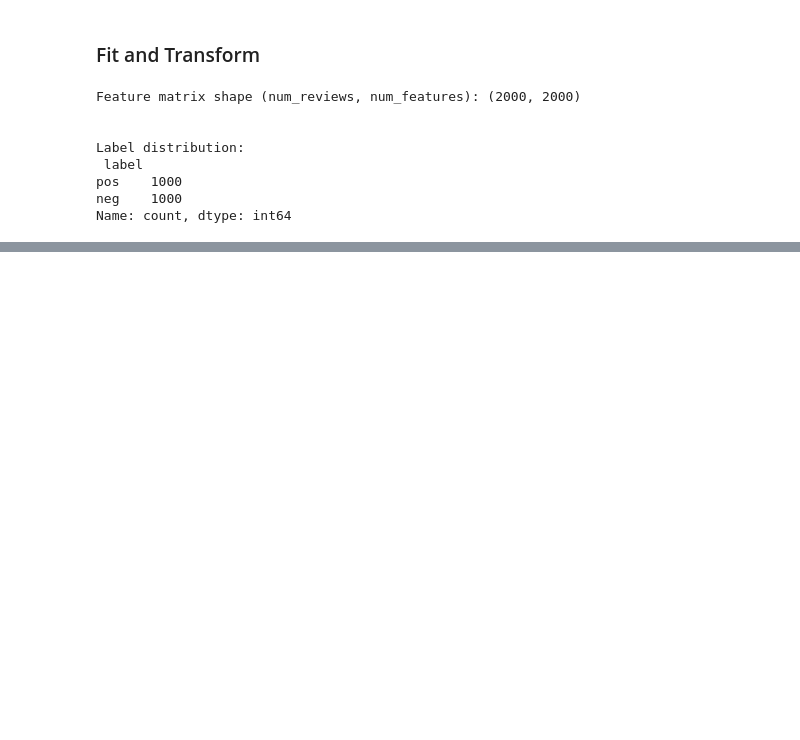
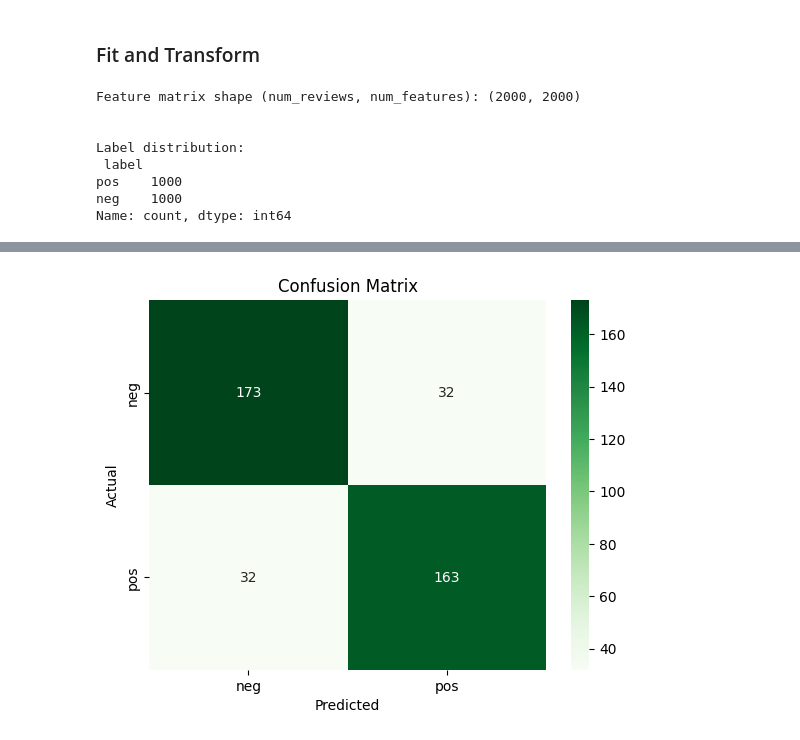
Before and after one commit to mahsabarghi/NLPPortfolio, a Jupyter notebook: 1. SentimentAnalysis/SentimentAnalysis.ipynb, the cells around one changed output, grey strips where cells are left out. Saved outputs shown, nothing was run; the diff lists cells and outputs as text; code cells hidden in the pictures; blank space fills up the shorter version.

Commit message:
Train Logistic Regression and evaluate performance

```diff
--- a/1. SentimentAnalysis/SentimentAnalysis.ipynb
+++ b/1. SentimentAnalysis/SentimentAnalysis.ipynb
@@ -223,0 +226,11 @@ Name: count, dtype: int64
+# %%
+from sklearn.model_selection import train_test_split
+# Split data into train and test sets (80% training an 20% test)
+# random_state=42 ensures reproducibility of results
+X_train, X_test, y_train, y_test = train_test_split(X, y, test_size=0.2, random_state=42)
+
+# Check the size of the training and test sets
+print("Training set shape (num_reviews, num_features):", X_train.shape)
+print("Training labels shape:", y_train.shape)
+print("Testing set shape (num_reviews, num_features):", X_test.shape)
+print("Testing labels shape:", y_test.shape)
@@ -223,0 +248,12 @@ Name: count, dtype: int64
+# %%
+# Import the model
+from sklearn.linear_model import LogisticRegression
+
+# Initialize the model
+logistic_regression_classifier = LogisticRegression(random_state=0, max_iter=1000)
+
+# Train the model using the training set
+logistic_regression_classifier.fit(X_train, y_train)
+
+# Check training accuracy
+print(f"Training accuracy: {logistic_regression_classifier.score(X_train, y_train):.4f}")
@@ -223,0 +264,9 @@ Name: count, dtype: int64
+# %%
+# Import required metrics
+from sklearn.metrics import accuracy_score, classification_report
+
+y_pred = logistic_regression_classifier.predict(X_test)
+test_accuracy = accuracy_score(y_test, y_pred)
+print(f"Test Accuracy: {test_accuracy:.4f}")
+print("------------------------------- " )
+print("Classification Report:\n", classification_report(y_test, y_pred))
@@ -223,0 +285,11 @@ Name: count, dtype: int64
+# %%
+from sklearn.metrics import confusion_matrix
+
+logistic_regression_cm = confusion_matrix(y_test, y_pred)
+sns.heatmap(logistic_regression_cm, annot=True, fmt='d', cmap='Greens', xticklabels=['neg','pos'], yticklabels=['neg','pos'])
+plt.xlabel('Predicted')
+plt.ylabel('Actual')
+plt.title('Confusion Matrix')
+plt.show()
+# %% [output]
+[figure, added]
```
Also changed, not shown: parts of 8 cells of this notebook.
